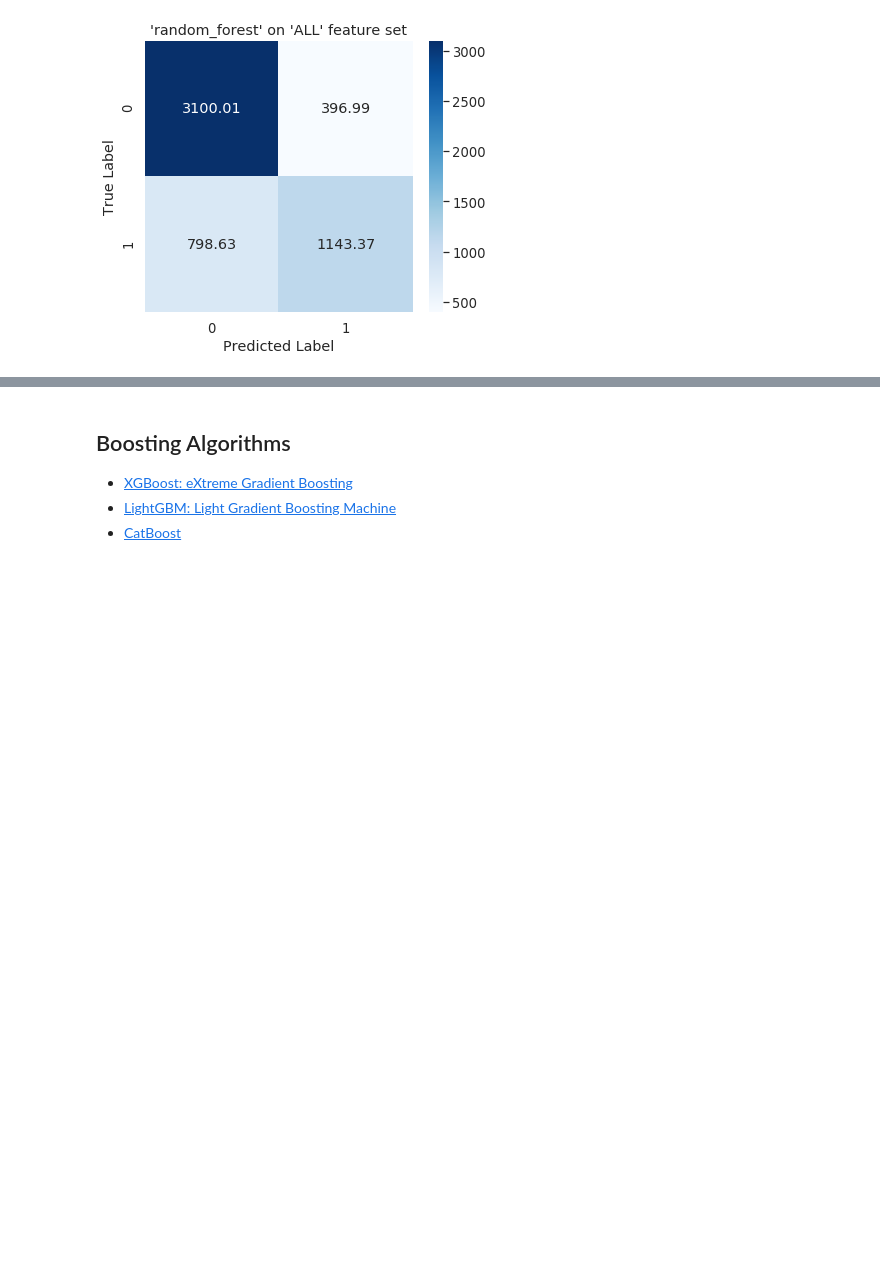
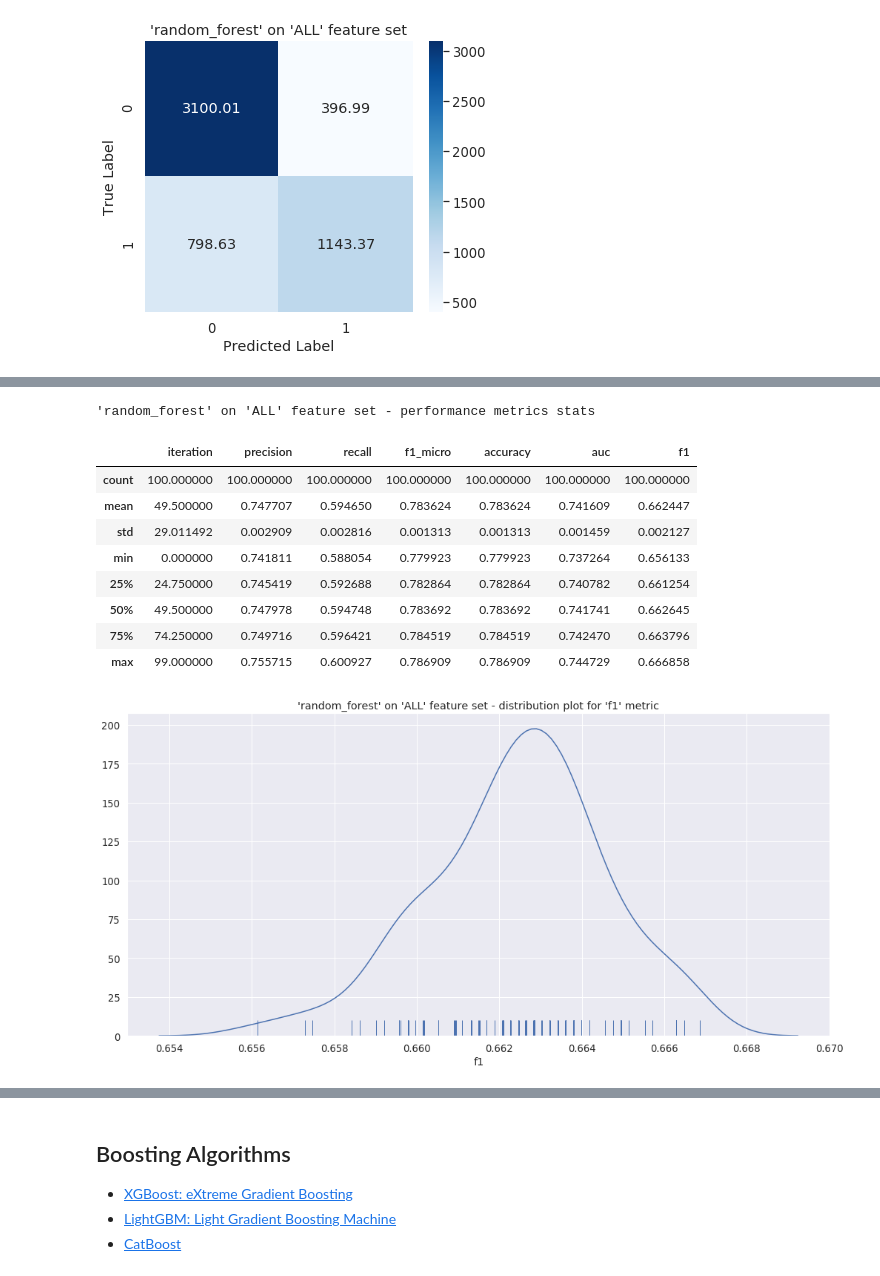
Before and after one commit to achmand/aml-crypto-graph, a Jupyter notebook: src/1.2_experiment_results.ipynb, the cells around one changed output, grey strips where cells are left out. Cells and saved outputs as stored; diff of their text form; code cells hidden in the pictures; blank space fills up the shorter version.

```diff
--- a/src/1.2_experiment_results.ipynb
+++ b/src/1.2_experiment_results.ipynb
@@ -20,7 +20,7 @@ from cryptoaml.metrics import (
 ###### constants ##########################################################
 EXP_RESULT_PATH     = "persistence/experiment_1.2/results"
 BENCHMARK_RESULTS   = "{}/{}".format(EXP_RESULT_PATH, "benchmark_model_results.pkl")
-# BENCHMARK_TUNED_RESULTS = "{}/{}".format(EXP_RESULT_PATH, "tuned_benchmark_results.pkl")
+BENCHMARK_TUNED_RESULTS = "{}/{}".format(EXP_RESULT_PATH, "tuned_benchmark_results.pkl")
 
 DEFAULT_RESULTS     = "{}/{}".format(EXP_RESULT_PATH, "defaults_models_results.pkl")
 TUNED_RESULTS       = "{}/{}".format(EXP_RESULT_PATH, "tuned_models_results.pkl")
@@ -86,0 +89,2 @@ plot_result_matrices(benchmark_results, figsize=(6,5))
+# %%
+benchmark_tuned_results = read_pickle(BENCHMARK_TUNED_RESULTS)
@@ -86,0 +118,15 @@ plot_result_matrices(benchmark_results, figsize=(6,5))
+# %%
+display_metrics_stats(benchmark_tuned_results)
+plot_metric_dist(benchmark_tuned_results, "f1", figsize=(17,8))
+# %% [output]
+'random_forest' on 'ALL' feature set - performance metrics stats
+|  | iteration | precision | recall | f1_micro | accuracy | auc | f1 |
+| count | 100.000000 | 100.000000 | 100.000000 | 100.000000 | 100.000000 | 100.000000 | 100.000000 |
+| mean | 49.500000 | 0.747707 | 0.594650 | 0.783624 | 0.783624 | 0.741609 | 0.662447 |
+| std | 29.011492 | 0.002909 | 0.002816 | 0.001313 | 0.001313 | 0.001459 | 0.002127 |
+| min | 0.000000 | 0.741811 | 0.588054 | 0.779923 | 0.779923 | 0.737264 | 0.656133 |
+| 25% | 24.750000 | 0.745419 | 0.592688 | 0.782864 | 0.782864 | 0.740782 | 0.661254 |
+| 50% | 49.500000 | 0.747978 | 0.594748 | 0.783692 | 0.783692 | 0.741741 | 0.662645 |
+| 75% | 74.250000 | 0.749716 | 0.596421 | 0.784519 | 0.784519 | 0.742470 | 0.663796 |
+| max | 99.000000 | 0.755715 | 0.600927 | 0.786909 | 0.786909 | 0.744729 | 0.666858 |
+[figure, added]
```
Also changed, not shown: parts of 7 cells of this notebook, 8 other files.
